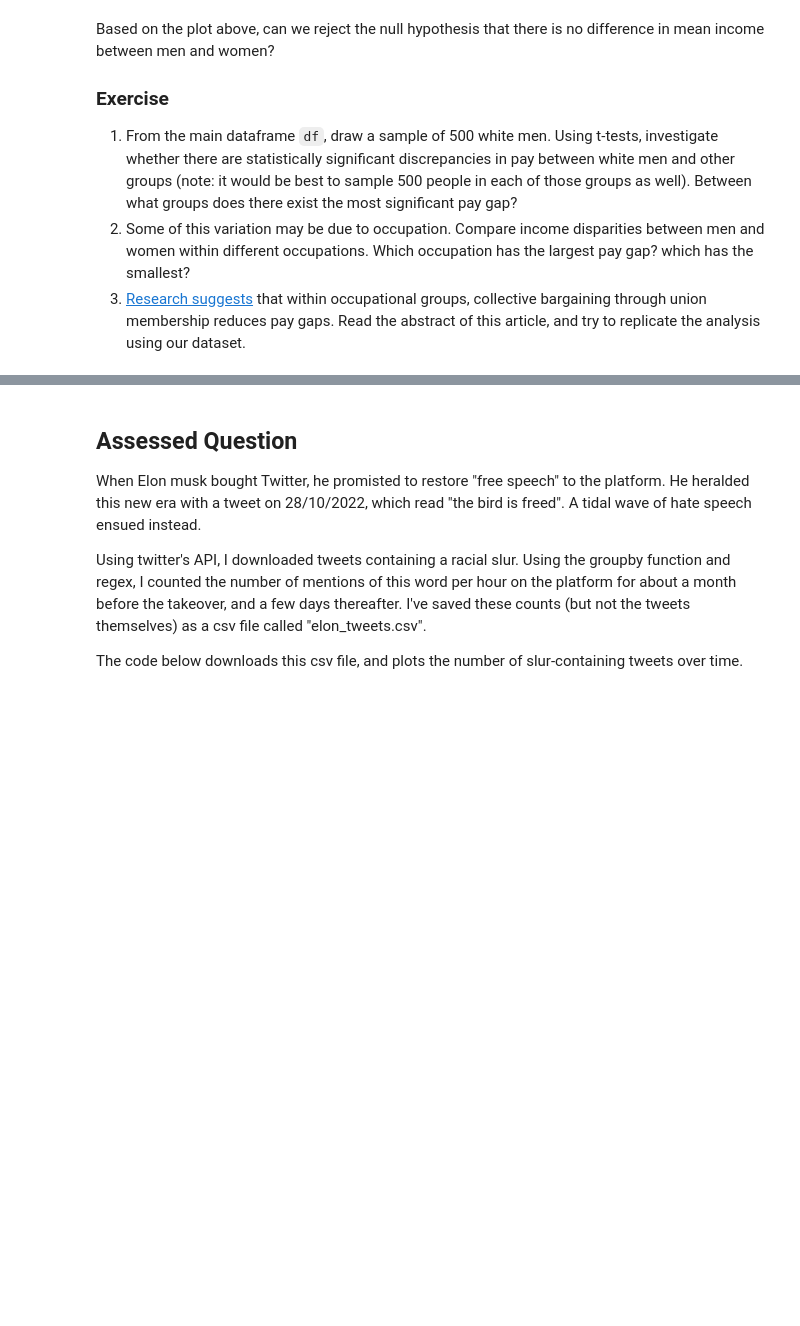
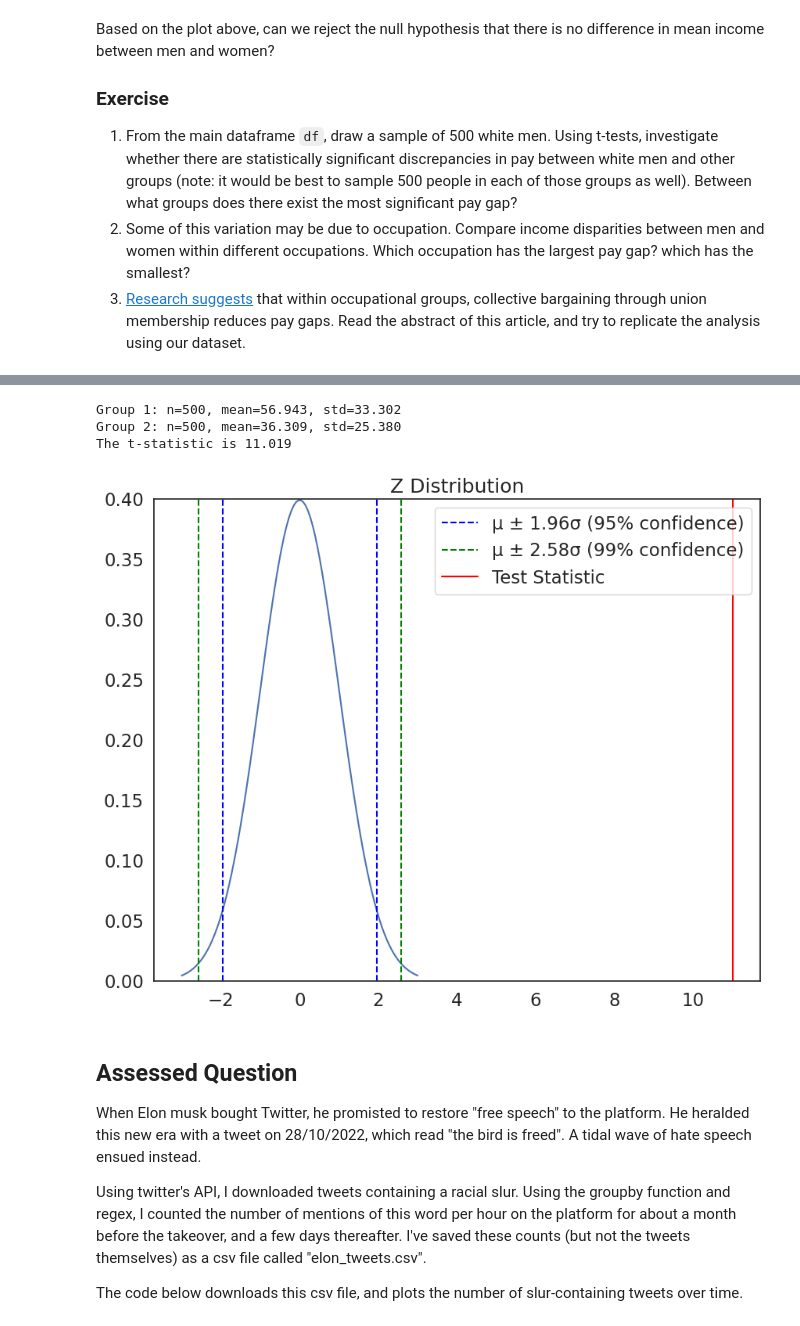
Before and after one commit to biancagallarati/QM2, a Jupyter notebook: notebooks/W06. Hypothesis Testing.ipynb, the cells around one changed output, grey strips where cells are left out. Saved outputs shown, nothing was run; the diff lists cells and outputs as text; code cells hidden in the pictures; blank space fills up the shorter version.

```diff
--- a/notebooks/W06. Hypothesis Testing.ipynb
+++ b/notebooks/W06. Hypothesis Testing.ipynb
@@ -285,3 +313,11 @@ Based on the plot above, can we reject the null hypothesis that there is no diff
+# %%
+t_stat = manual_ttest(sample_white_men['income'], sample_black_women['income'])
+plot_z(t_stat)
+# %% [output]
+Group 1: n=500, mean=56.943, std=33.302
+Group 2: n=500, mean=36.309, std=25.380
+The t-statistic is 11.019
+[figure, added]
 # %% [markdown]
 ## Assessed Question
 
```
Also changed, not shown: parts of 15 cells of this notebook.
